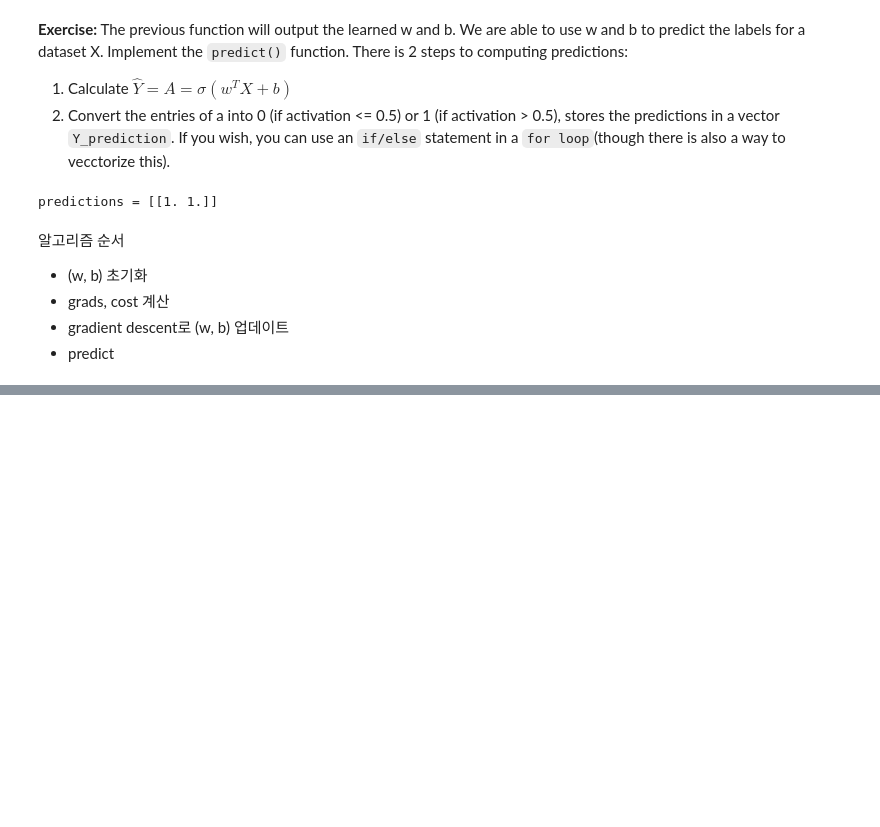
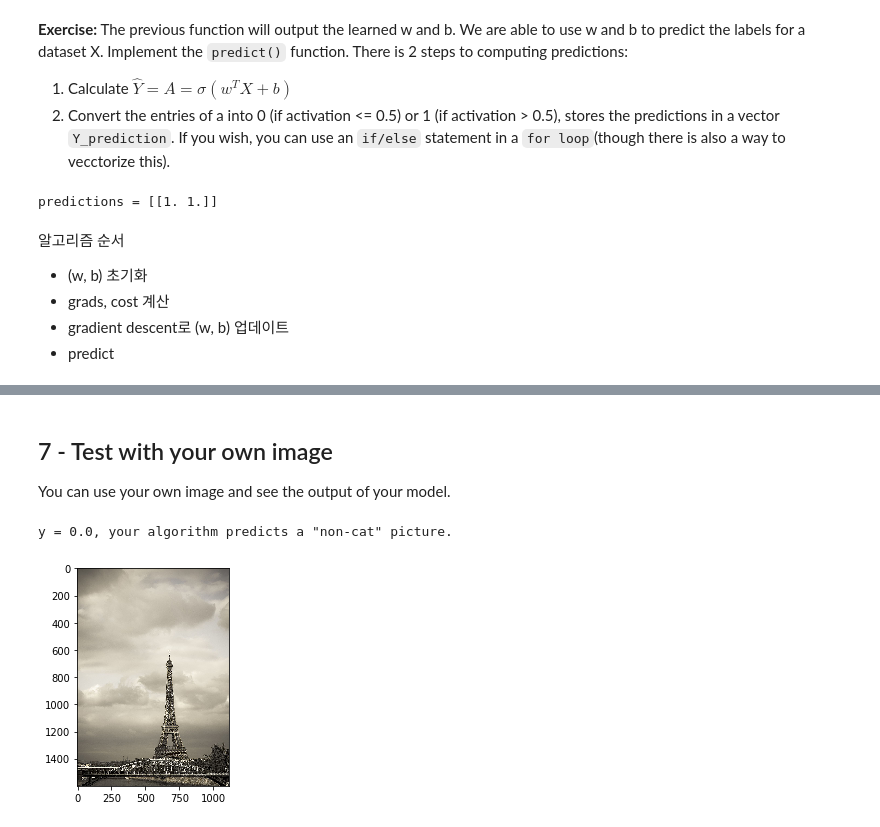
Before and after one commit to gam-bit/gj-aischool, a Jupyter notebook: 2_Reinforcement_and_Deep_learning/ex_code/ex2_AndrewNg_Logistic Regression with a NN mindset.ipynb, the cells around one changed output, grey strips where cells are left out. Cells and saved outputs as stored; diff of their text form; code cells hidden in the pictures; blank space fills up the shorter version.

```diff
--- a/2_Reinforcement_and_Deep_learning/ex_code/ex2_AndrewNg_Logistic Regression with a NN mindset.ipynb
+++ b/2_Reinforcement_and_Deep_learning/ex_code/ex2_AndrewNg_Logistic Regression with a NN mindset.ipynb
@@ -319,0 +465,19 @@ predictions = [[1. 1.]]
+# %% [markdown]
+## 7 - Test with your own image
+You can use your own image and see the output of your model.
+# %%
+# image -> numpy array
+image = np.array(plt.imread('../image/eiffeltower.jpg'))
+
+# image pixel 변환
+im = Image.fromarray(image)
+my_image = np.array(im.resize((num_px, num_px), Image.BICUBIC)).reshape((1, num_px*num_px*3)).T
+my_image_pred = predict(d['w'], d['b'], my_image)
+
+plt.imshow(image)
+print("y = 0.0, your algorithm predicts a \"" + classes[int(np.squeeze(my_image_pred)),].decode("utf-8") +  "\" picture.")
+# numpy.bytes_ -> str
+# classes[int(np.squeeze(my_image_pred)),].decode("utf-8")
+# %% [output]
+y = 0.0, your algorithm predicts a "non-cat" picture.
+[figure, added]
```
Also changed, not shown: parts of 19 cells of this notebook, 1 other file.
